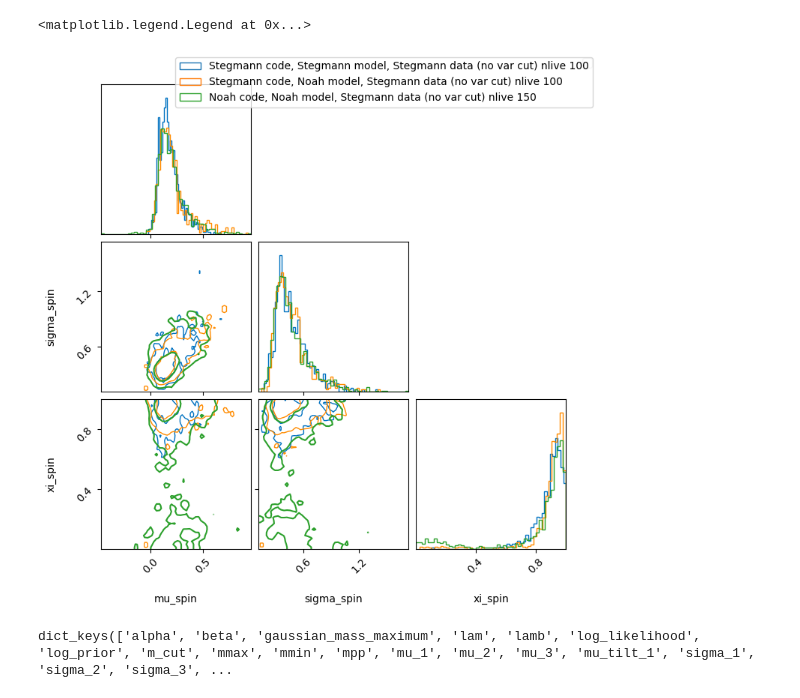
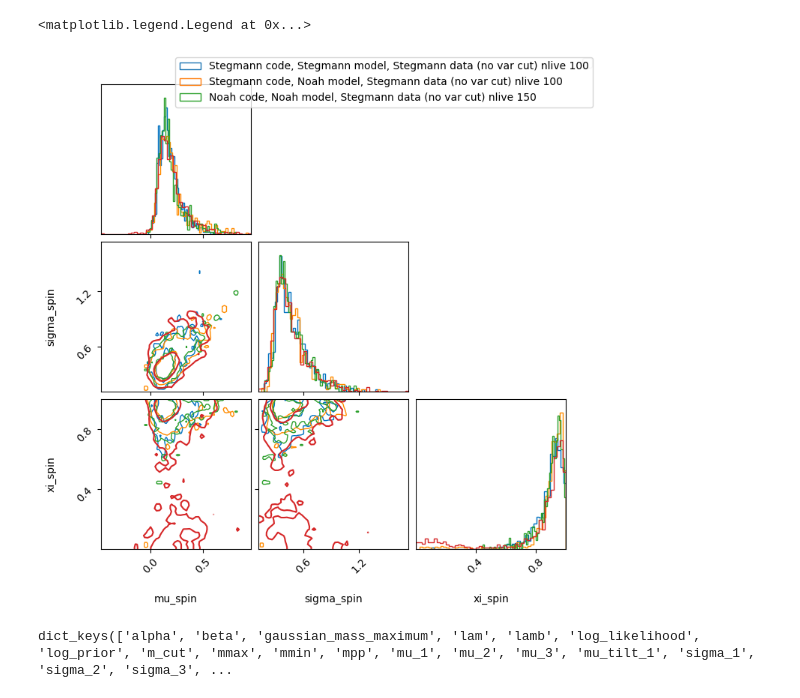
Before and after one commit to noahewolfe/tilts-and-kicks, a Jupyter notebook: code/strong/compare-runs.ipynb, the cells around one changed output. Cells and saved outputs as stored; diff of their text form; code cells hidden in the pictures.

```diff
--- a/code/strong/compare-runs.ipynb
+++ b/code/strong/compare-runs.ipynb
@@ -12,9 +14,15 @@ from bilby.core.result import read_in_result
+# %%
+noah_model_stegmann_code_noah_data = read_in_result(
+    f'{datadir}/Gaussian_Isotropic_Cut-Noah-model_Stegmann-code_Noah-data/run_result.hdf5'
+)
+noah_model_stegmann_code_noah_data = noah_model_stegmann_code_noah_data.posterior.to_dict(orient='list')
+noah_model_stegmann_code_noah_data = {k : np.array(v) for k, v in noah_model_stegmann_code_noah_data.items()}
 # %%
-stegmann_model_stegmann_data = read_in_result('./out_Gaussian_Isotropic_Cut/Gaussian_Isotropic_Cut_result.hdf5')
+stegmann_model_stegmann_data = read_in_result(f'{datadir}/out_Gaussian_Isotropic_Cut/Gaussian_Isotropic_Cut_result.hdf5')
 stegmann_model_stegmann_data = stegmann_model_stegmann_data.posterior.to_dict(orient='list')
 stegmann_model_stegmann_data = {k : np.array(v) for k, v in stegmann_model_stegmann_data.items()}
 # %%
-noah_model_stegmann_data = read_in_result('./out_Gaussian_Isotropic_Cut-NOAH-LOG-MODEL/Gaussian_Isotropic_Cut-NOAH-LOG-MODEL_result.hdf5')
+noah_model_stegmann_data = read_in_result(f'{datadir}/out_Gaussian_Isotropic_Cut-NOAH-LOG-MODEL/Gaussian_Isotropic_Cut-NOAH-LOG-MODEL_result.hdf5')
 noah_model_stegmann_data = noah_model_stegmann_data.posterior.to_dict(orient='list')
 noah_model_stegmann_data = {k : np.array(v) for k, v in noah_model_stegmann_data.items()}
 # %%
@@ -24,6 +32,7 @@ fig = plot_multiple(
     [
         stegmann_model_stegmann_data,
         noah_model_stegmann_data,
+        noah_model_stegmann_code_noah_data
     ],
     labels=dict(
         mu_tilt_1=r'$\mu_\tau$',
@@ -35,35 +44,35 @@ fig = plot_multiple(
     no_fill_contours=True,
     levels=(0.5, 0.9)
 )
 
 fig = plot_corner(
     noah_model_noah_data['samples'],
     labels=['mu_spin', 'sigma_spin', 'xi_spin'],
     plot_datapoints=False,
     fill_contours=False,
     no_fill_contours=True,
     levels=(0.5, 0.9),
     fig=fig,
-    color='C2'
+    color='C3'
 )
 
 from matplotlib.patches import Patch
 
 fig.legend(
     handles=[
         Patch(edgecolor='C0', facecolor='none'),
         Patch(edgecolor='C1', facecolor='none'),
         Patch(edgecolor='C2', facecolor='none'),
     ],
     labels=[
         'Stegmann code, Stegmann model, Stegmann data (no var cut) nlive 100',
         'Stegmann code, Noah model, Stegmann data (no var cut) nlive 100',
         'Noah code, Noah model, Stegmann data (no var cut) nlive 150'
     ]
 )
 # %% [output]
 <matplotlib.legend.Legend at 0x...>
-[figure, old version]
+[figure, new version]
 # %%
 stegmann_model_stegmann_data.keys()
 # %% [output]
```
Also changed, not shown: parts of 1 cell of this notebook, 2 other files.
